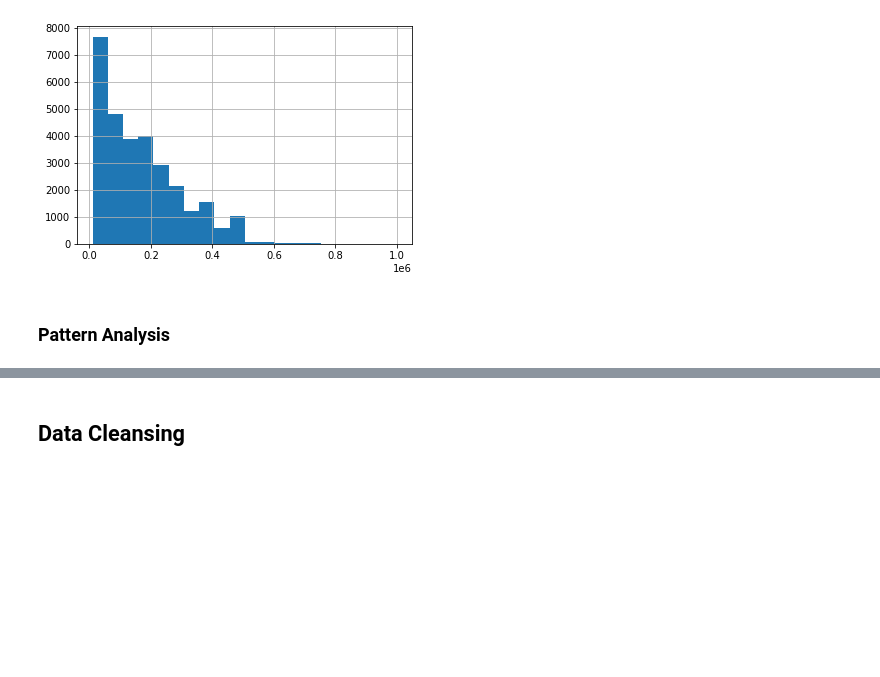
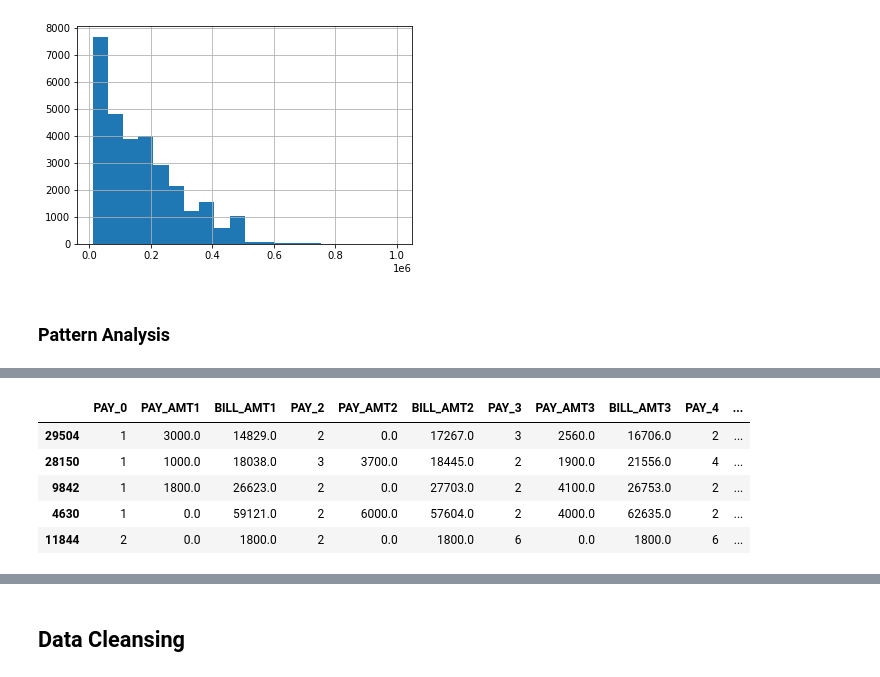
Before and after one commit to sivanvad/cml-primer, a Jupyter notebook: notebooks/Baseline_Model.ipynb, the cells around one changed output, grey strips where cells are left out. Cells and saved outputs as stored; diff of their text form; code cells hidden in the pictures; blank space fills up the shorter version.

```diff
--- a/notebooks/Baseline_Model.ipynb
+++ b/notebooks/Baseline_Model.ipynb
@@ -233,0 +245,10 @@ pd_df[['PAY_AMT1', 'BILL_AMT1', 'PAY_AMT2', 'BILL_AMT2', 'PAY_AMT3', 'BILL_AMT3'
+# %%
+pd_df[(pd_df['PAY_0'] > 0) & (pd_df['PAY_2'] > 0) & (pd_df['PAY_3'] > 0) & (pd_df['PAY_4'] > 0) & (pd_df['PAY_5'] > 0) & (pd_df['PAY_6'] > 0)]\
+[['PAY_0', 'PAY_AMT1', 'BILL_AMT1', 'PAY_2', 'PAY_AMT2', 'BILL_AMT2', 'PAY_3', 'PAY_AMT3', 'BILL_AMT3', 'PAY_4', 'PAY_AMT4', 'BILL_AMT4', 'PAY_5' , 'PAY_AMT5', 'BILL_AMT5', 'PAY_6', 'PAY_AMT6', 'BILL_AMT6', 'default.payment.next.month']].sample(5)
+# %% [output]
+|  | PAY_0 | PAY_AMT1 | BILL_AMT1 | PAY_2 | PAY_AMT2 | BILL_AMT2 | PAY_3 | PAY_AMT3 | BILL_AMT3 | PAY_4 | ... |
+| 29504 | 1 | 3000.0 | 14829.0 | 2 | 0.0 | 17267.0 | 3 | 2560.0 | 16706.0 | 2 | ... |
+| 28150 | 1 | 1000.0 | 18038.0 | 3 | 3700.0 | 18445.0 | 2 | 1900.0 | 21556.0 | 4 | ... |
+| 9842 | 1 | 1800.0 | 26623.0 | 2 | 0.0 | 27703.0 | 2 | 4100.0 | 26753.0 | 2 | ... |
+| 4630 | 1 | 0.0 | 59121.0 | 2 | 6000.0 | 57604.0 | 2 | 4000.0 | 62635.0 | 2 | ... |
+| 11844 | 2 | 0.0 | 1800.0 | 2 | 0.0 | 1800.0 | 6 | 0.0 | 1800.0 | 6 | ... |
```
Also changed, not shown: parts of 14 cells of this notebook, 3 other files.
